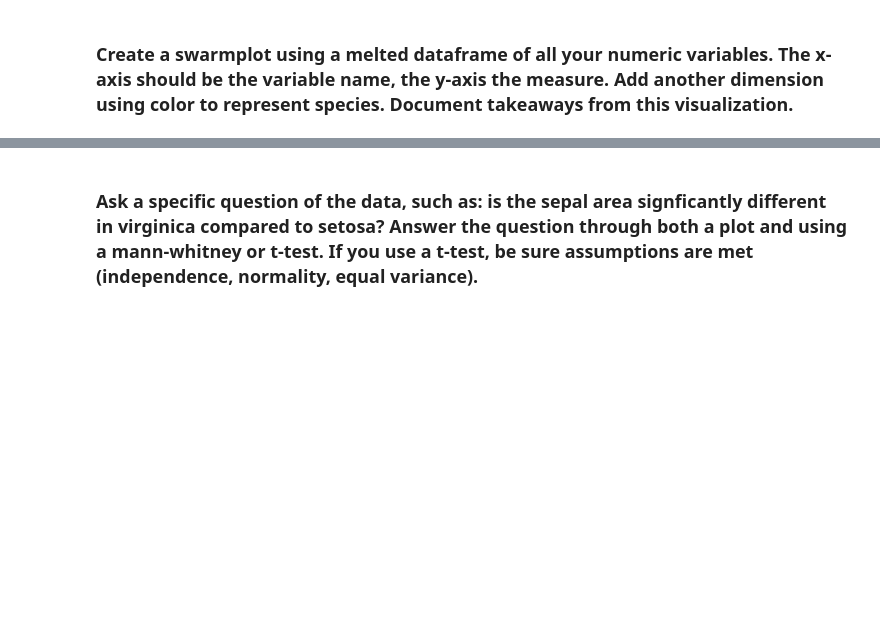
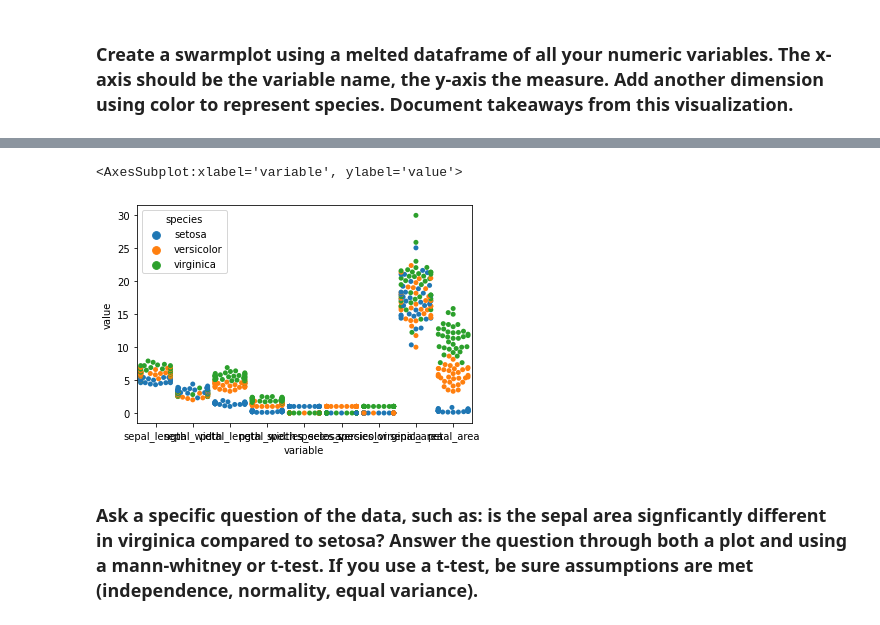
Before and after one commit to cristinalucin/classification-exercises, a Jupyter notebook: classification_exercises.ipynb, the cells around one changed output, grey strips where cells are left out. Drawn from its saved outputs; the diff is of its cells as text; code cells hidden in the pictures; blank space fills up the shorter version.

```diff
--- a/classification_exercises.ipynb
+++ b/classification_exercises.ipynb
@@ -726,4 +1083,4 @@ sns.swarmplot(data=train_iris, x='species', y='sepal_length')
 # %%
 #melting df to visualize together
-train_iris_melt = pd.melt(id_vars = 'species', )
+train_melt = train_iris.melt(id_vars = 'species')
 train_melt
@@ -730,3 +1101,8 @@ train_melt
+# %%
+sns.swarmplot(data=train_melt, x='variable', y='value', hue='species')
+# %% [output]
+<AxesSubplot:xlabel='variable', ylabel='value'>
+[figure, added]
 # %% [markdown]
 ### Ask a specific question of the data, such as: is the sepal area signficantly different in virginica compared to setosa? Answer the question through both a plot and using a mann-whitney or t-test. If you use a t-test, be sure assumptions are met (independence, normality, equal variance).
 # %%
```
Also changed, not shown: parts of 158 cells of this notebook.
